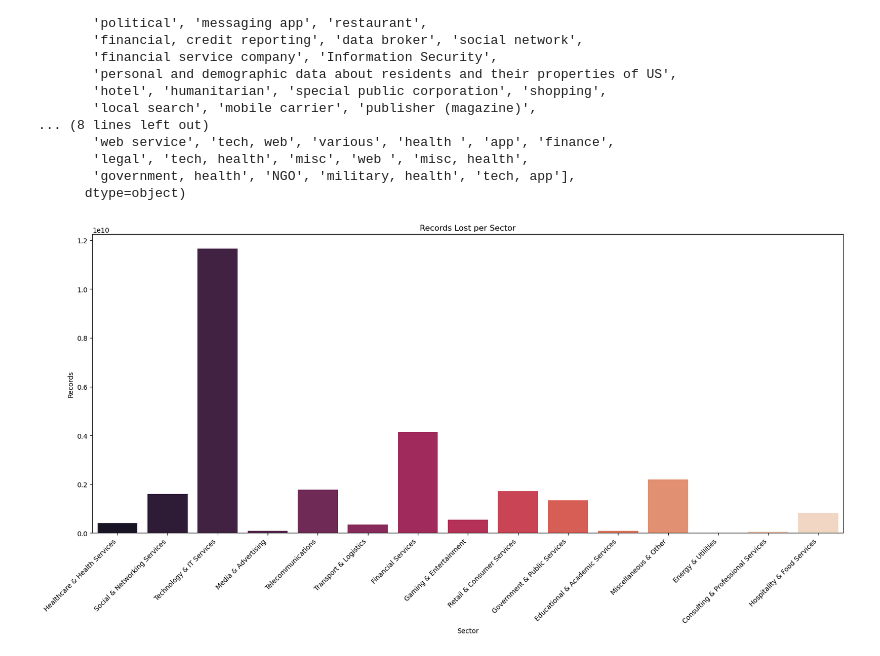
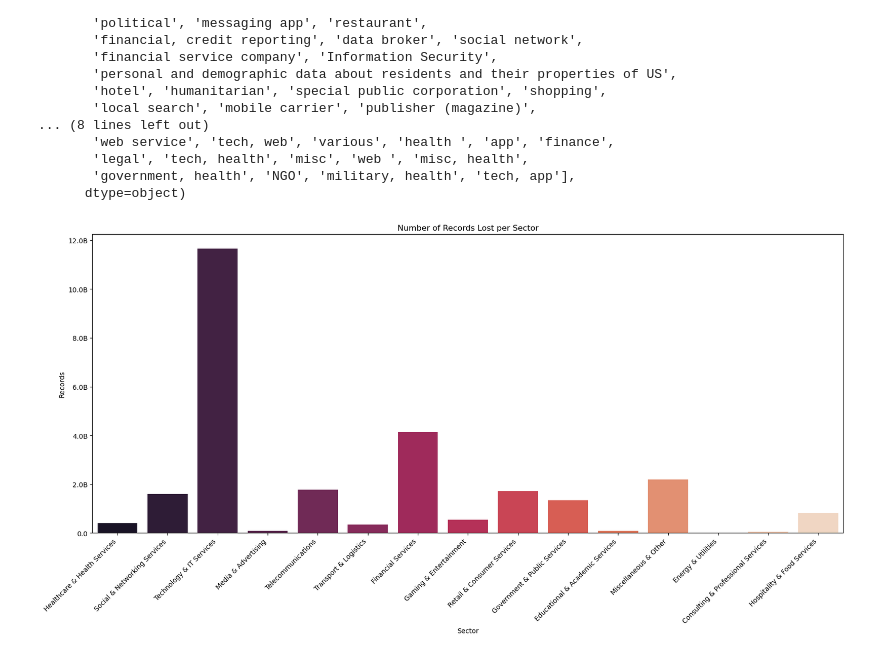
Before and after one commit to iSundhararajan/Unit_3_Project, a Jupyter notebook: data_breaches_analysis.ipynb, the cells around one changed output. Cells and saved outputs as stored; diff of their text form; code cells hidden in the pictures.

```diff
--- a/data_breaches_analysis.ipynb
+++ b/data_breaches_analysis.ipynb
@@ -780,37 +797,53 @@ grouped_sector = {
     ]
 }
 
+# Searching in each category on what is inside the category
 # Creating a reverse mapping from sector to grouped sector
 sector_to_group = {}
 for group, sectors in grouped_sector.items():
     for sector in sectors:
         sector_to_group[sector] = group
 
 # Map sectors to their grouped sectors
 concatenated_df['grouped_sector'] = concatenated_df['sector'].map(sector_to_group)
 
 # Handle sectors not found in the mapping
 concatenated_df['grouped_sector'].fillna('Miscellaneous & Other', inplace=True)
 
+# Function to format y-tick labels
+def format_y_ticks(tick, pos):
+    if tick >= 1e9:
+        return f'{tick/1e9:.1f}B'
+    elif tick >= 1e6:
+        return f'{tick/1e6:.1f}M'
+    elif tick >= 1e3:
+        return f'{tick/1e3:.1f}K'
+    else:
+        return f'{tick:.1f}'
+
 # Bar graph
 plt.figure(figsize=(20, 8))
 
 # Plotting the bar graph using seaborn
 bar_plot = sns.barplot(x='grouped_sector', y='records', data=concatenated_df, estimator=sum, palette='rocket', errorbar=None)
 
 plt.xticks(rotation=45, ha='right')
-plt.title('Records Lost per Sector')
+plt.title('Number of Records Lost per Sector')
 plt.xlabel('Sector')
 plt.ylabel('Records')
+
+# Set custom y-tick labels using the format_y_ticks function
+from matplotlib.ticker import FuncFormatter
+plt.gca().yaxis.set_major_formatter(FuncFormatter(format_y_ticks))
 
 plt.show()
 
 # # Print the dictionary to verify
 # for category, sector_list in grouped_sector.items():
 #     print(f"{category}:")
 #     for sector in sector_list:
 #         print(f"  - {sector}")
 
 # concatenated_df['sector_mapping'] = concatenated_df['sector'].map(grouped_sector).fillna(concatenated_df['sector'])
 # %% [output]
-[figure, old version]
+[figure, new version]
```
Also changed, not shown: parts of 19 cells of this notebook.
